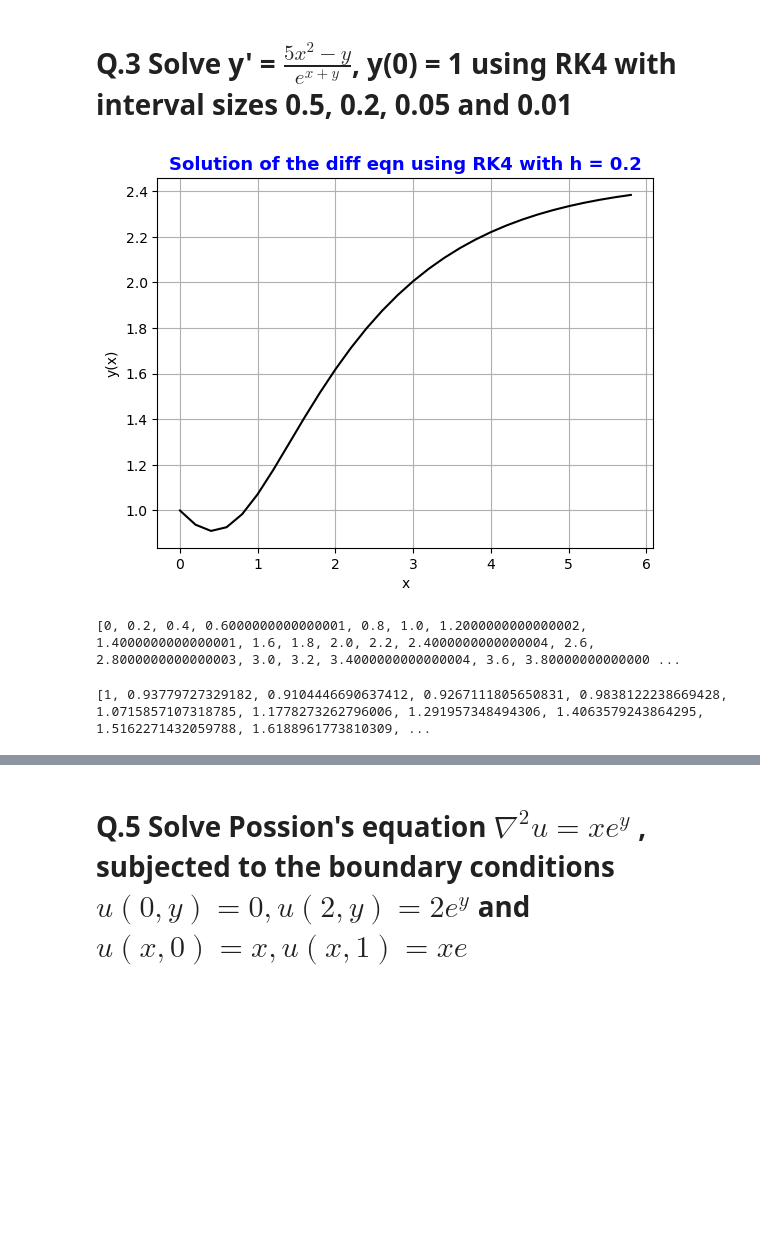
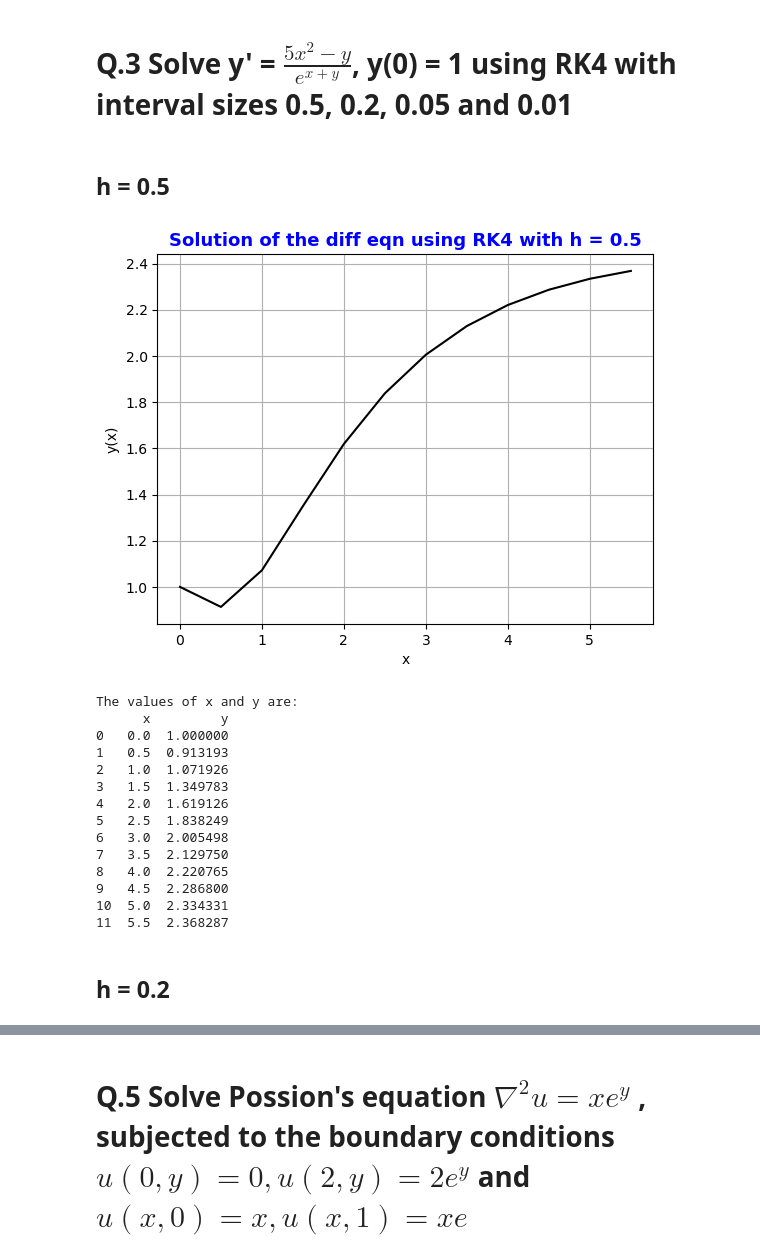
Before and after one commit to jabed-umar/adv-comp-phys, a Jupyter notebook: assign1.ipynb, the cells around one changed output, grey strips where cells are left out. Cells and saved outputs as stored; diff of their text form; code cells hidden in the pictures; blank space fills up the shorter version.

```diff
--- a/assign1.ipynb
+++ b/assign1.ipynb
@@ -59,13 +60,31 @@ The integral of the function using Gaussian Quadrature is upto 6 decimal places
 def diff_f(x, y):
     return (5*x**2 - y)/math.exp(x+y)
-# %%
-D = DifferentialEquation1(diff_f, 0, 6, 1, 0.2)
-y = D.runge_kutta4()
-print(y[0])
-# %% [output]
-[figure, removed]
-[0, 0.2, 0.4, 0.6000000000000001, 0.8, 1.0, 1.2000000000000002, 1.4000000000000001, 1.6, 1.8, 2.0, 2.2, 2.4000000000000004, 2.6, 2.8000000000000003, 3.0, 3.2, 3.4000000000000004, 3.6, 3.80000000000000 ...
-# %%
-print(y[1])
-# %% [output]
-[1, 0.93779727329182, 0.9104446690637412, 0.9267111805650831, 0.9838122238669428, 1.0715857107318785, 1.1778273262796006, 1.291957348494306, 1.4063579243864295, 1.5162271432059788, 1.6188961773810309, ...
+# %% [markdown]
+# <h2> h = 0.5
+# %%
+D = DifferentialEquation1(diff_f, 0, 6, 1, 0.5)
+# After calling runge_kutta4 method
+x_values, y_values = D.runge_kutta4()
+# Create a DataFrame to store the values of x and y
+print("The values of x and y are:")
+data = {'x': x_values, 'y': y_values}
+df = pd.DataFrame(data)
+print(df)
+# %% [output]
+[figure, added]
+The values of x and y are:
+      x         y
+0   0.0  1.000000
+1   0.5  0.913193
+2   1.0  1.071926
+3   1.5  1.349783
+4   2.0  1.619126
+5   2.5  1.838249
+6   3.0  2.005498
+7   3.5  2.129750
+8   4.0  2.220765
+9   4.5  2.286800
+10  5.0  2.334331
+11  5.5  2.368287
+# %% [markdown]
+# <h2> h = 0.2
```
Also changed, not shown: parts of 18 cells of this notebook, 1 other file.
